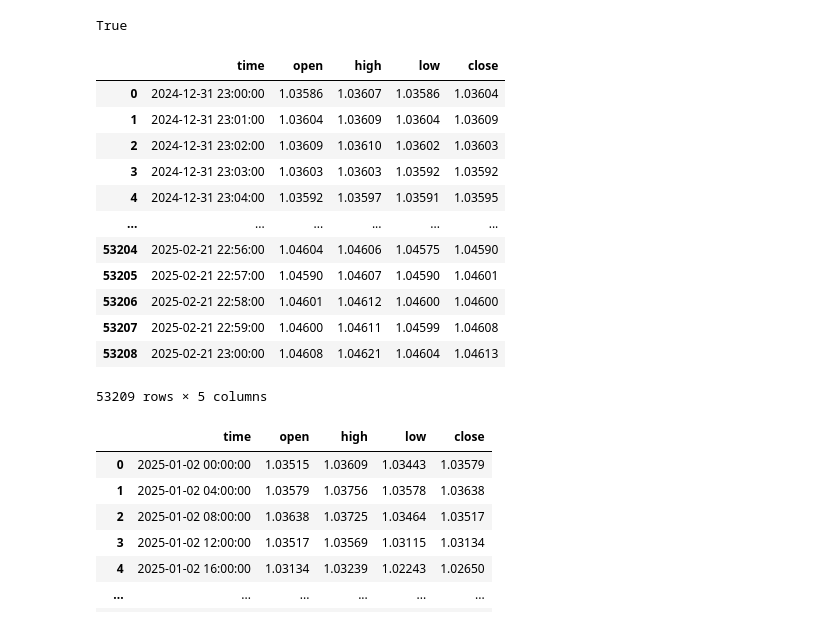
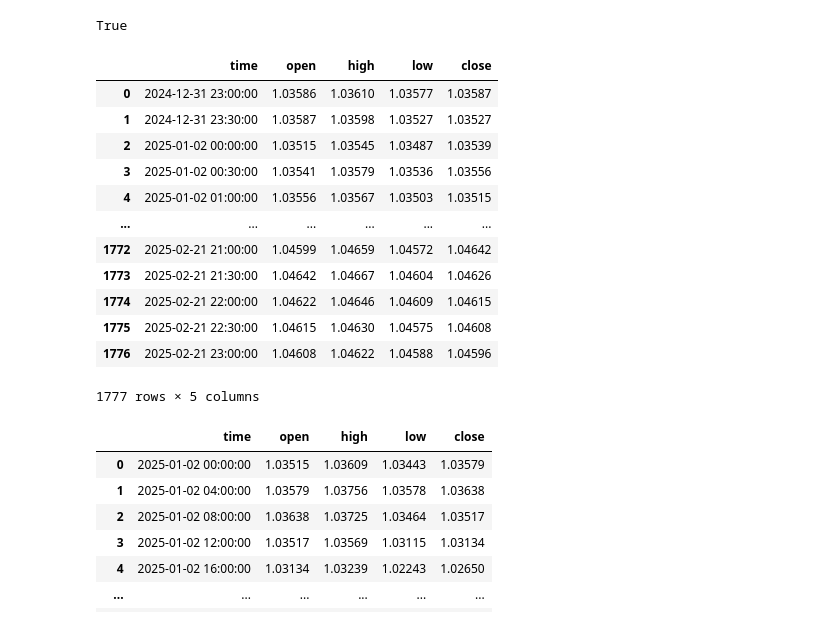
Before and after one commit to Moad2048/python_finance_market_projects, a Jupyter notebook: b2.ipynb, the cells around one changed output. Saved outputs shown, nothing was run; the diff lists cells and outputs as text; code cells hidden in the pictures.

```diff
--- a/b2.ipynb
+++ b/b2.ipynb
@@ -29,26 +30,26 @@ def get_ohlc(symbol, timeframe, start_datetime, end_datetime):
 # %%
 # 30 minut df
 symbol = 'EURUSD'
 pos_size = 1
-timeframe = mt5.TIMEFRAME_M1
+timeframe = mt5.TIMEFRAME_M30
 start_datetime = datetime(2025,1,1)
 end_datetime = datetime(2025,2,22)
 ohlc_df = get_ohlc(symbol, timeframe, start_datetime, end_datetime)
 ohlc_df
 # %% [output]
 |  | time | open | high | low | close |
-| 0 | 2024-12-31 23:00:00 | 1.03586 | 1.03607 | 1.03586 | 1.03604 |
-| 1 | 2024-12-31 23:01:00 | 1.03604 | 1.03609 | 1.03604 | 1.03609 |
-| 2 | 2024-12-31 23:02:00 | 1.03609 | 1.03610 | 1.03602 | 1.03603 |
-| 3 | 2024-12-31 23:03:00 | 1.03603 | 1.03603 | 1.03592 | 1.03592 |
-| 4 | 2024-12-31 23:04:00 | 1.03592 | 1.03597 | 1.03591 | 1.03595 |
+| 0 | 2024-12-31 23:00:00 | 1.03586 | 1.03610 | 1.03577 | 1.03587 |
+| 1 | 2024-12-31 23:30:00 | 1.03587 | 1.03598 | 1.03527 | 1.03527 |
+| 2 | 2025-01-02 00:00:00 | 1.03515 | 1.03545 | 1.03487 | 1.03539 |
+| 3 | 2025-01-02 00:30:00 | 1.03541 | 1.03579 | 1.03536 | 1.03556 |
+| 4 | 2025-01-02 01:00:00 | 1.03556 | 1.03567 | 1.03503 | 1.03515 |
 | ... | ... | ... | ... | ... | ... |
-| 53204 | 2025-02-21 22:56:00 | 1.04604 | 1.04606 | 1.04575 | 1.04590 |
-| 53205 | 2025-02-21 22:57:00 | 1.04590 | 1.04607 | 1.04590 | 1.04601 |
-| 53206 | 2025-02-21 22:58:00 | 1.04601 | 1.04612 | 1.04600 | 1.04600 |
-| 53207 | 2025-02-21 22:59:00 | 1.04600 | 1.04611 | 1.04599 | 1.04608 |
-| 53208 | 2025-02-21 23:00:00 | 1.04608 | 1.04621 | 1.04604 | 1.04613 |
+| 1772 | 2025-02-21 21:00:00 | 1.04599 | 1.04659 | 1.04572 | 1.04642 |
+| 1773 | 2025-02-21 21:30:00 | 1.04642 | 1.04667 | 1.04604 | 1.04626 |
+| 1774 | 2025-02-21 22:00:00 | 1.04622 | 1.04646 | 1.04609 | 1.04615 |
+| 1775 | 2025-02-21 22:30:00 | 1.04615 | 1.04630 | 1.04575 | 1.04608 |
+| 1776 | 2025-02-21 23:00:00 | 1.04608 | 1.04622 | 1.04588 | 1.04596 |
-53209 rows × 5 columns
+1777 rows × 5 columns
 # %%
 # hour4 df
 symbol = 'EURUSD'
```
Also changed, not shown: parts of 10 cells of this notebook, 1 other file.
